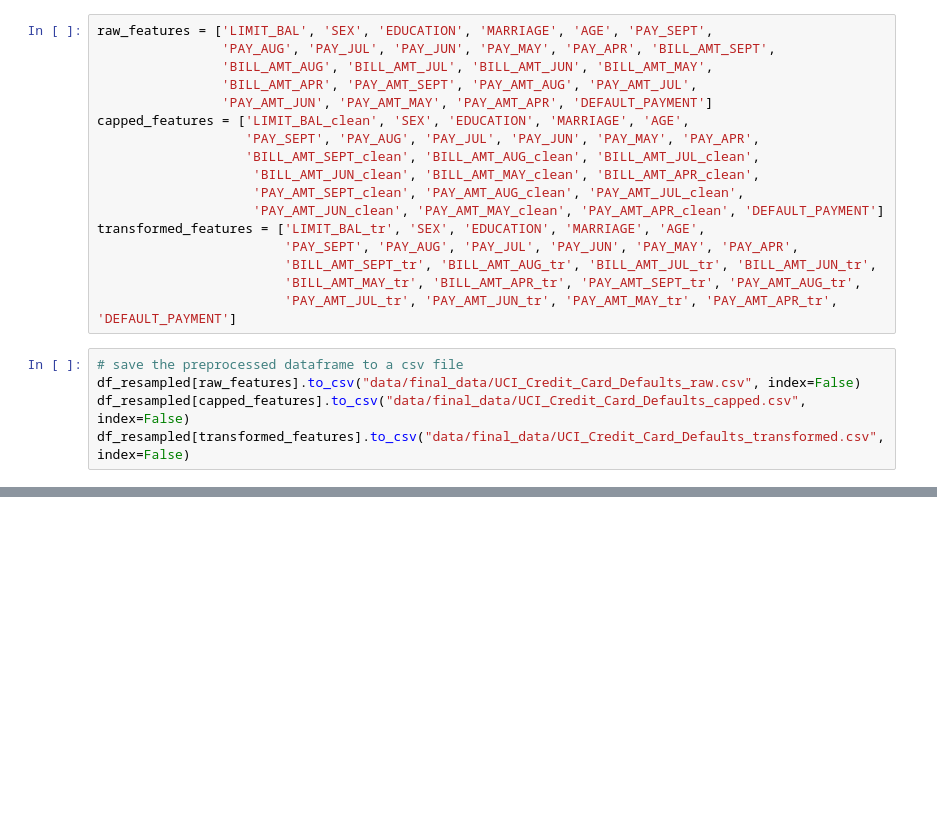
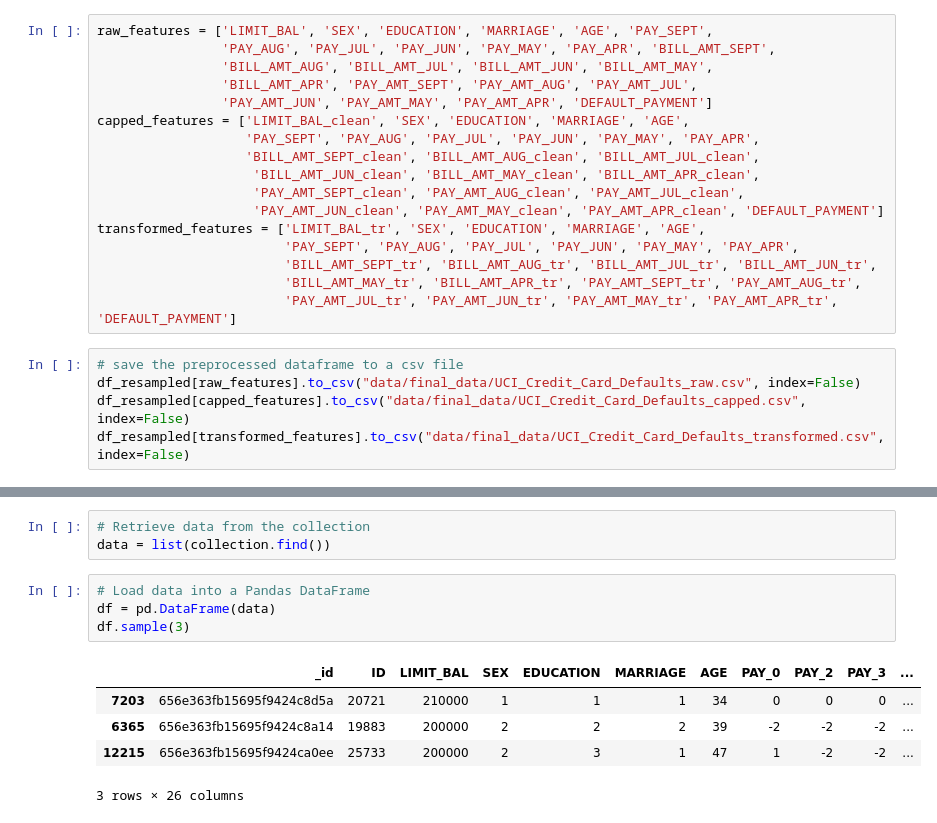
Before and after one commit to abhijitpaul0212/Credit-Card-Defaults-Prediction, a Jupyter notebook: notebooks/research_featureengineering.ipynb, the cells around one changed output, grey strips where cells are left out. Cells and saved outputs as stored; diff of their text form; blank space fills up the shorter version.

```diff
--- a/notebooks/research_featureengineering.ipynb
+++ b/notebooks/research_featureengineering.ipynb
@@ -331,0 +417,13 @@ df_resampled[transformed_features].to_csv("data/final_data/UCI_Credit_Card_Defau
+# %%
+# Retrieve data from the collection
+data = list(collection.find())
+# %%
+# Load data into a Pandas DataFrame
+df = pd.DataFrame(data)
+df.sample(3)
+# %% [output]
+|  | _id | ID | LIMIT_BAL | SEX | EDUCATION | MARRIAGE | AGE | PAY_0 | PAY_2 | PAY_3 | ... |
+| 7203 | 656e363fb15695f9424c8d5a | 20721 | 210000 | 1 | 1 | 1 | 34 | 0 | 0 | 0 | ... |
+| 6365 | 656e363fb15695f9424c8a14 | 19883 | 200000 | 2 | 2 | 2 | 39 | -2 | -2 | -2 | ... |
+| 12215 | 656e363fb15695f9424ca0ee | 25733 | 200000 | 2 | 3 | 1 | 47 | 1 | -2 | -2 | ... |
+3 rows × 26 columns
```
Also changed, not shown: parts of 9 cells of this notebook, 19 other files.
